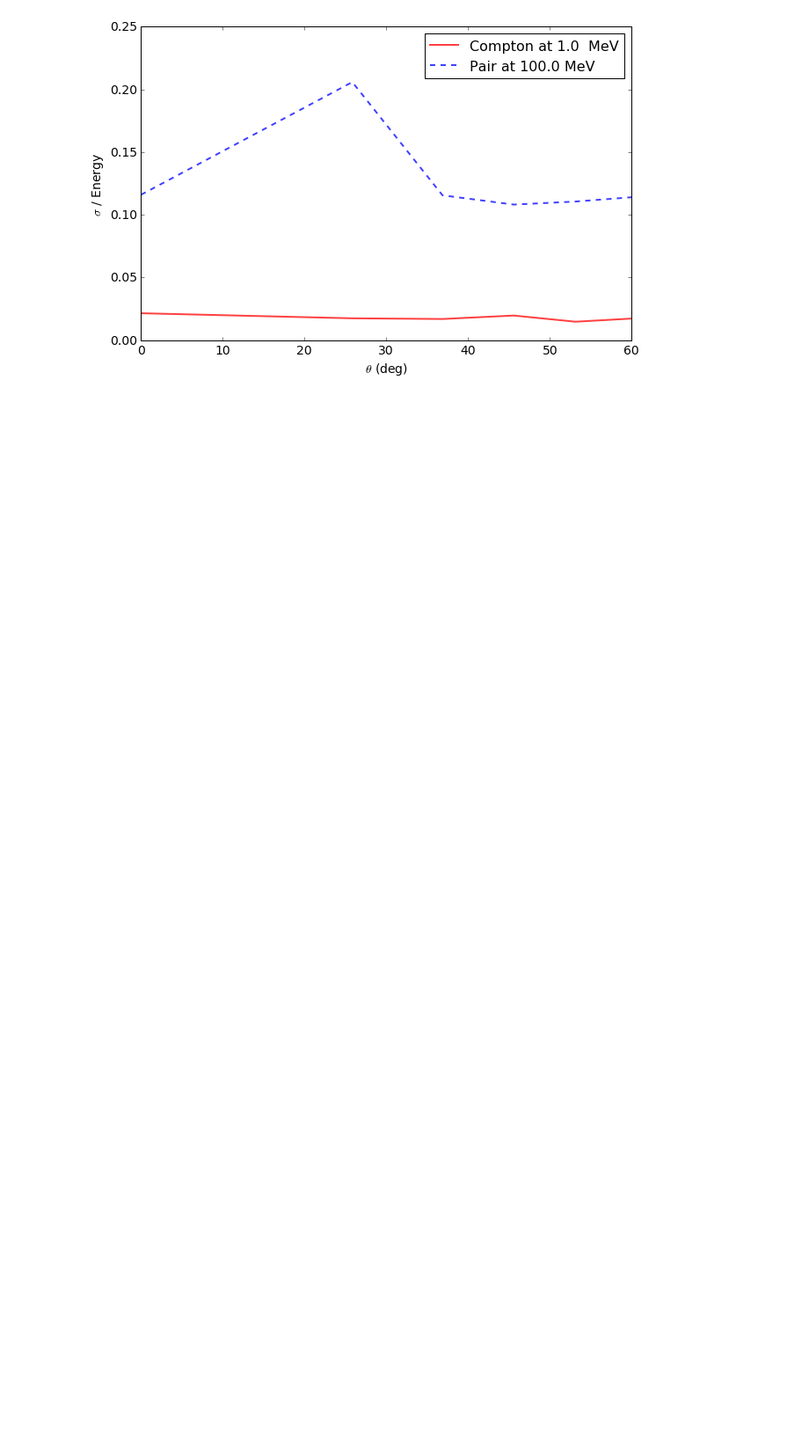
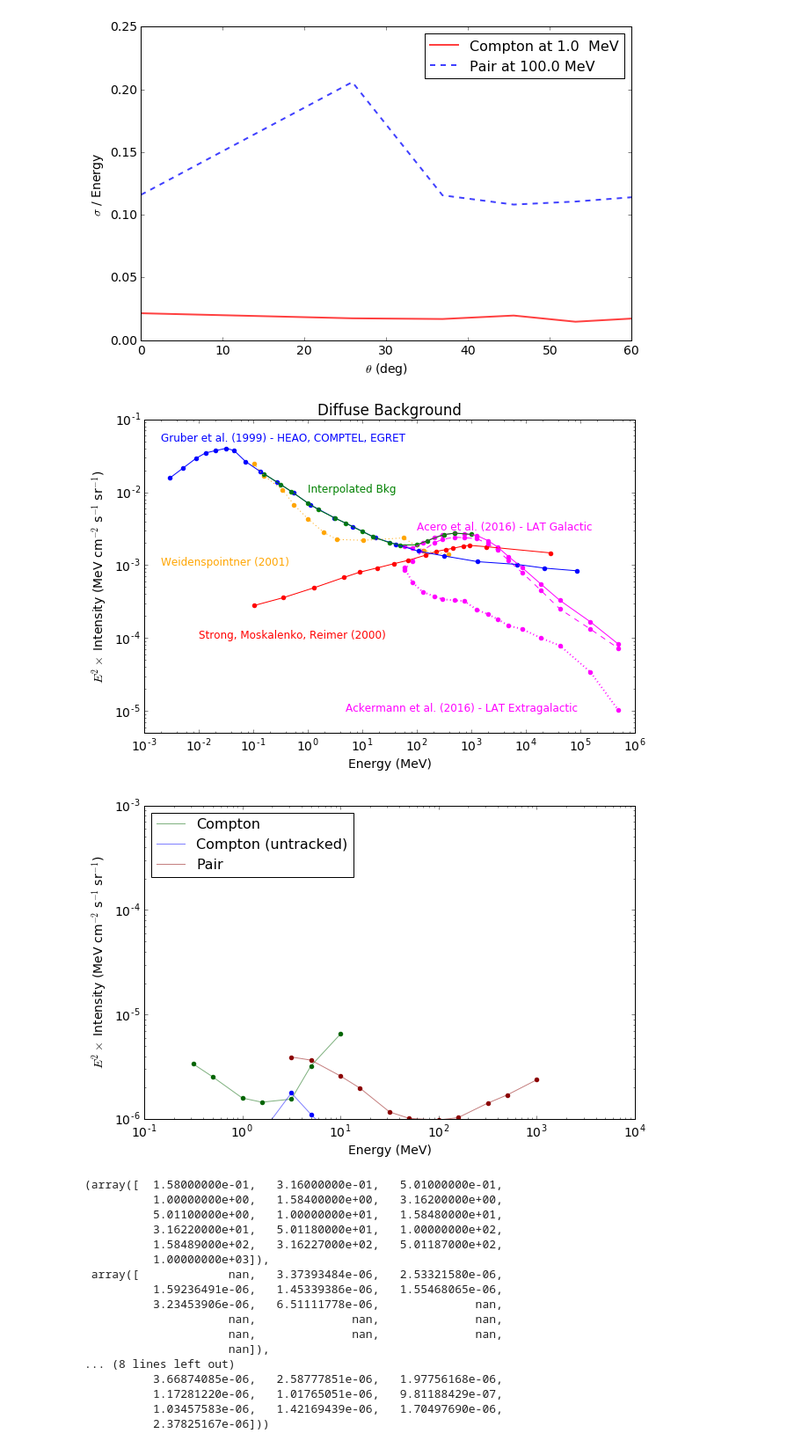
Before and after one commit to ComPair/python, a Jupyter notebook: Performance_plots.ipynb, the cells around one changed output. Shown at 88% size. Drawn from its saved outputs; the diff is of its cells as text; code cells hidden in the pictures; blank space fills up the shorter version.

```diff
--- a/Performance_plots.ipynb
+++ b/Performance_plots.ipynb
@@ -68,3 +68,27 @@ FigureOfMeritPlotter.plotEnergyResolutionVsAngle(data,energySelections=[1,100],
 # %% [output]
 [figure]
 [figure]
+# %%
+reload(FigureOfMeritPlotter)
+FigureOfMeritPlotter.plotSourceSensitivity(data, angleSelection=0.8, exposure = 1.89*10**7, ideal=True, doPSF=None, \
+	xlog=True, ylog=True, save=True, doplot=True, showbackground=True, uniterg=False,doRealBkg=False)
+# %% [output]
+[figure, added]
+[figure, added]
+(array([  1.58000000e-01,   3.16000000e-01,   5.01000000e-01,
+          1.00000000e+00,   1.58400000e+00,   3.16200000e+00,
+          5.01100000e+00,   1.00000000e+01,   1.58480000e+01,
+          3.16220000e+01,   5.01180000e+01,   1.00000000e+02,
+          1.58489000e+02,   3.16227000e+02,   5.01187000e+02,
+          1.00000000e+03]),
+ array([             nan,   3.37393484e-06,   2.53321580e-06,
+          1.59236491e-06,   1.45339386e-06,   1.55468065e-06,
+          3.23453906e-06,   6.51111778e-06,              nan,
+                     nan,              nan,              nan,
+                     nan,              nan,              nan,
+                     nan]),
+... (8 lines left out)
+          3.66874085e-06,   2.58777851e-06,   1.97756168e-06,
+          1.17281220e-06,   1.01765051e-06,   9.81188429e-07,
+          1.03457583e-06,   1.42169439e-06,   1.70497690e-06,
+          2.37825167e-06]))
```
Also changed, not shown: parts of 3 cells of this notebook.
